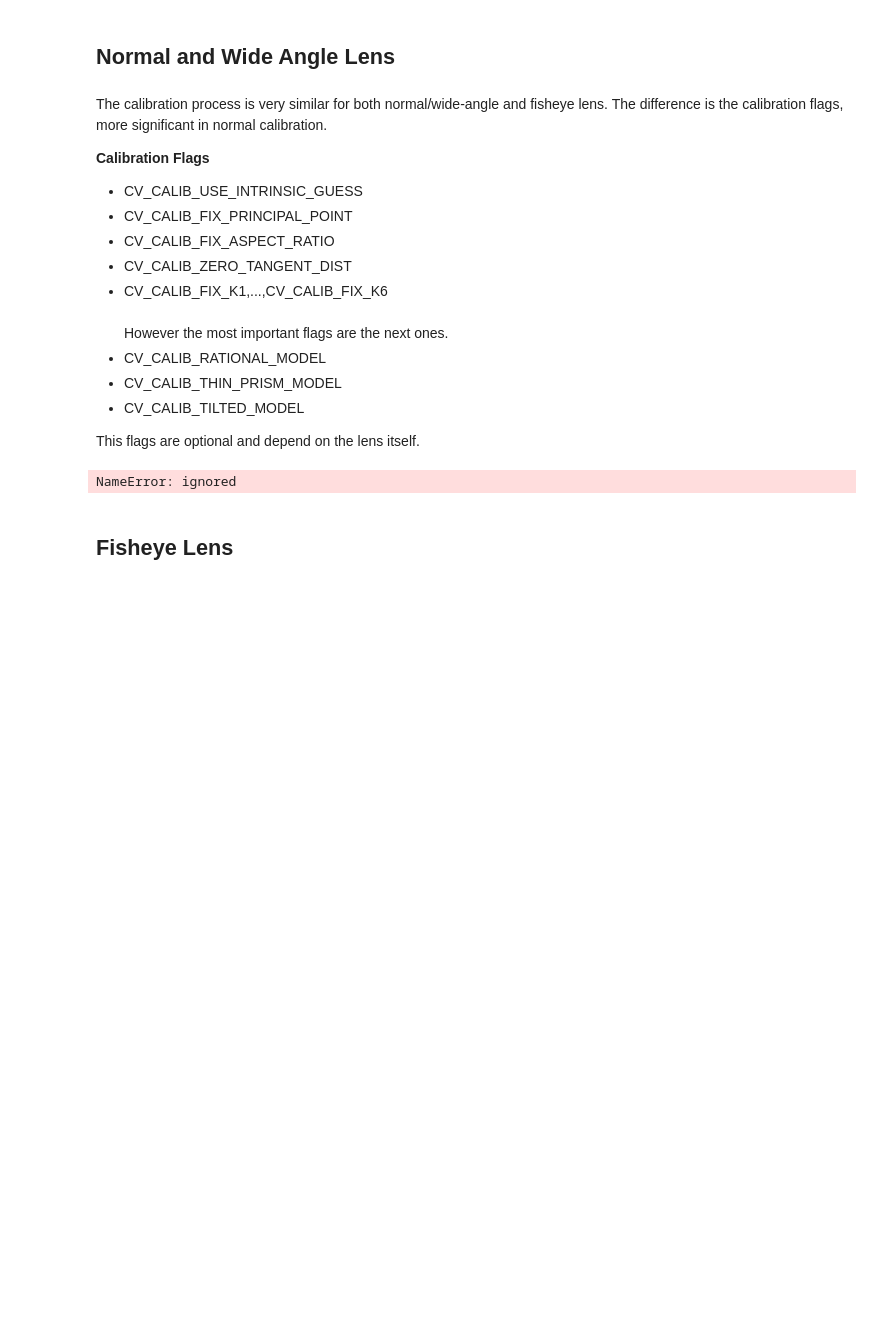
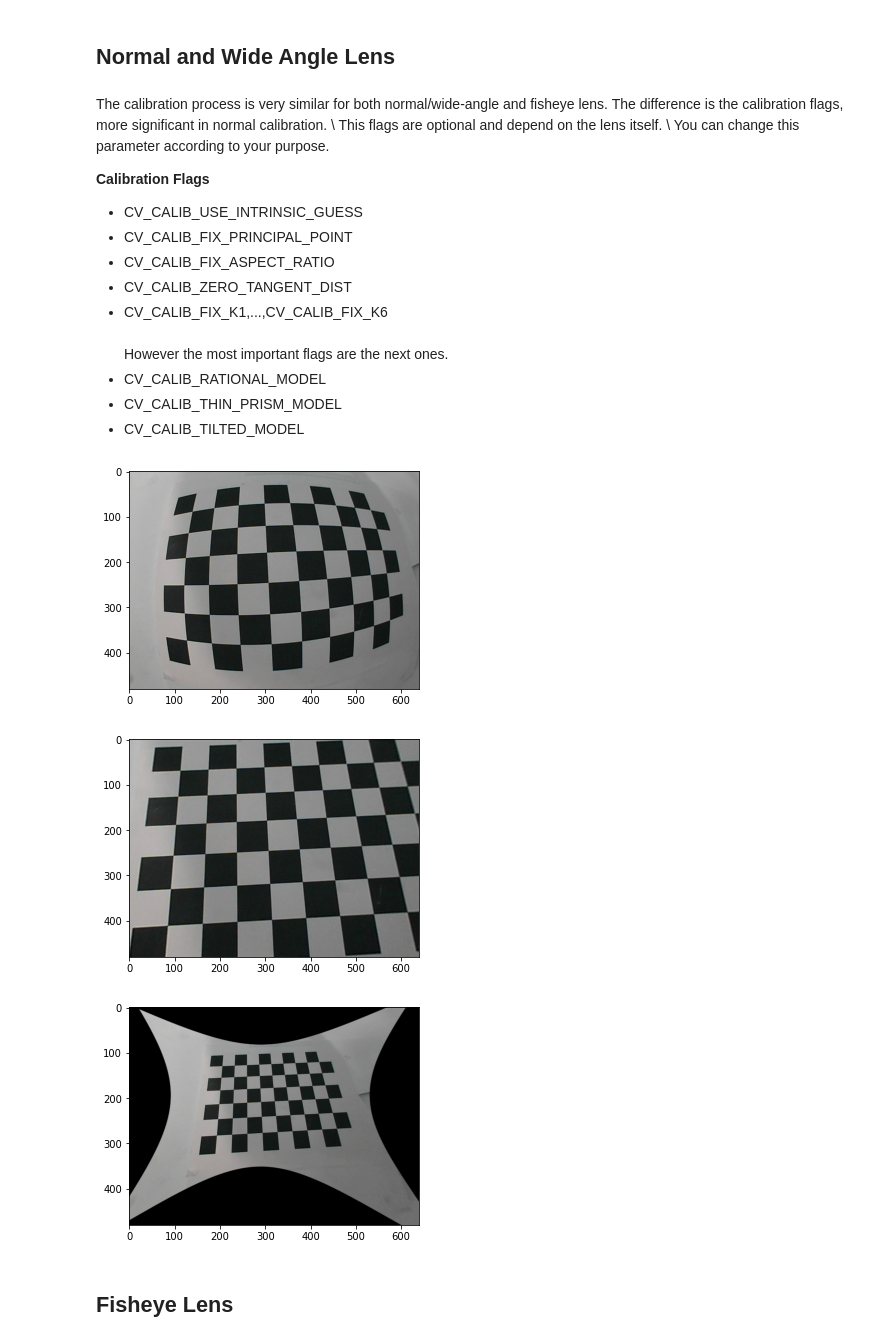
Before and after one commit to ipleiria-robotics/MonoCamCalib4AD, a Jupyter notebook: Calibration&BirdsEyeView.ipynb, the cells around one changed output. Drawn from its saved outputs; the diff is of its cells as text; code cells hidden in the pictures; blank space fills up the shorter version.

```diff
--- a/Calibration&BirdsEyeView.ipynb
+++ b/Calibration&BirdsEyeView.ipynb
@@ -25,7 +32,9 @@ For this reason, the page is divided in 2 main section.
 # %% [markdown]
 ## Normal and Wide Angle Lens
 # %% [markdown]
-The calibration process is very similar for both normal/wide-angle and fisheye lens. The difference is the calibration flags, more significant in normal calibration.
+The calibration process is very similar for both normal/wide-angle and fisheye lens. The difference is the calibration flags, more significant in normal calibration. \\
+This flags are optional and depend on the lens itself. \\
+You can change this parameter according to your purpose.
 
 **Calibration Flags**
 *   CV_CALIB_USE_INTRINSIC_GUESS
@@ -38,8 +47,6 @@ However the most important flags are the next ones.
 *   CV_CALIB_RATIONAL_MODEL
 *   CV_CALIB_THIN_PRISM_MODEL
 *   CV_CALIB_TILTED_MODEL
-
-This flags are optional and depend on the lens itself.
 # %%
 import numpy as np
 from cv2 import cv2
@@ -61,7 +68,7 @@ objpoints = [] # 3d point in real world space
 imgpoints = [] # 2d points in image plane.
 
 # All the images must to have the same size for calibration
-images = glob.glob('drive/My Drive/Colab Notebooks/Normal_Images/*.jpg')
+images = glob.glob('MonoCamCalib4AD/Normal_Images/*.jpg')
 
 for fname in images:
 
@@ -74,7 +81,7 @@ for fname in images:
     if ret == True:
         objpoints.append(objp)
 
-        corners2 = cv2.cornerSubPix(gray,corners,(11,11),(-1,-1),criteria)
+        corners2 = cv2.cornerSubPix(gray,corners,(11,11),(-1,-1),(cv2.TERM_CRITERIA_EPS + cv2.TERM_CRITERIA_MAX_ITER, 30, 0.001))
         imgpoints.append(corners2)
 
         # Draw and display the corners
@@ -87,35 +94,37 @@ calibration_flags=cv2.CALIB_RATIONAL_MODEL
 ret,K,D,rvecs,tvecs,stdDeviationsIntrinsics,stdDeviationsExtrinsics,perViewErrors = \
   cv2.calibrateCameraExtended(
         objpoints,
         imgpoints,
         gray.shape[::-1],
         None,
         None,
         None,
         None,
         None,
         None,
         None,
         calibration_flags
   )
 
 # Load image for test calibration
-img =cv2.imread("drive/My Drive/Colab Notebooks/Normal_Images/65.jpg")
+img =cv2.imread("MonoCamCalib4AD/Normal_Images/65.jpg")
 new_K,roi=cv2.getOptimalNewCameraMatrix(K,D,gray.shape[::-1],1,gray.shape[::-1])
 
 # Undistort
 undistorted_img1 = cv2.undistort(img, K, D, None, None)
 map1,map2 = cv2.initUndistortRectifyMap(K,D,None,new_K,gray.shape[::-1],5)
 undistorted_img2 = cv2.remap(img,map1,map2,cv2.INTER_LINEAR)
 
 plt.imshow(img)
 plt.show()
 plt.imshow(undistorted_img1)
 plt.show()
 plt.imshow(undistorted_img2)
 plt.show()
 # %% [output]
-NameError: ignored
+[figure, added]
+[figure, added]
+[figure, added]
 # %% [markdown]
 ## Fisheye Lens
 # %% [markdown]
```
Also changed, not shown: parts of 5 cells of this notebook.
